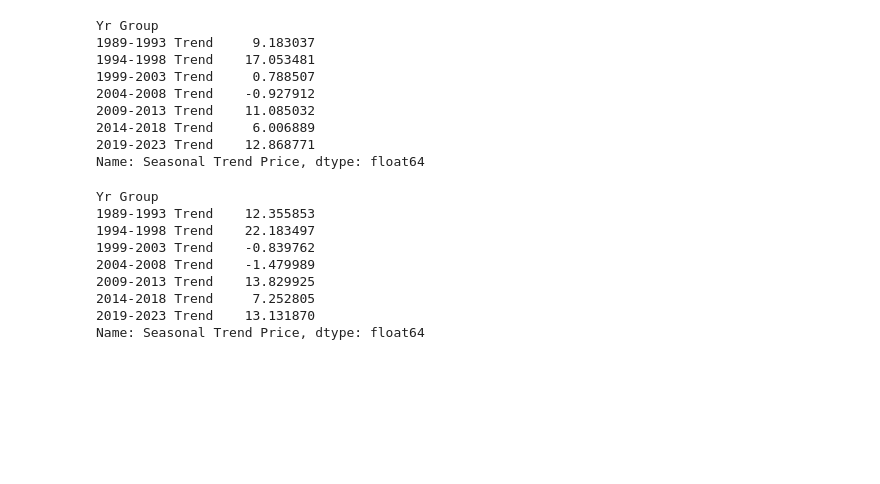
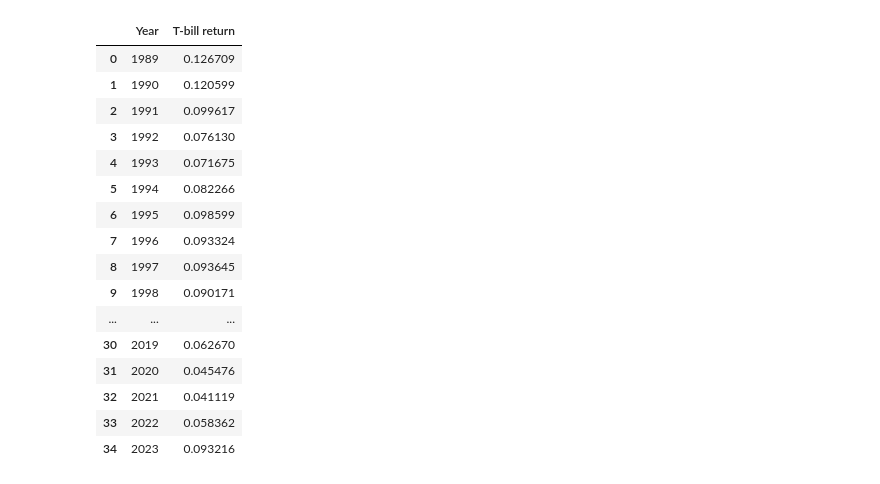
Before and after one commit to raywang202/technical-trading, a Jupyter notebook: Data Extract.ipynb, the cells around one changed output. Drawn from its saved outputs; the diff is of its cells as text; code cells hidden in the pictures; blank space fills up the shorter version.

```diff
--- a/Data Extract.ipynb
+++ b/Data Extract.ipynb
@@ -191,25 +260,0 @@ TypeError: select() got an unexpected keyword argument 'conditions'
-# %%
-(spx[spx['Month Day']=='12-31'].groupby('Yr Group')['Seasonal Trend Price'].mean()-
-spx[spx['Month Day']=='04-01'].groupby('Yr Group')['Seasonal Trend Price'].mean())+
-# %% [output]
-Yr Group
-1989-1993 Trend     9.183037
-1994-1998 Trend    17.053481
-1999-2003 Trend     0.788507
-2004-2008 Trend    -0.927912
-2009-2013 Trend    11.085032
-2014-2018 Trend     6.006889
-2019-2023 Trend    12.868771
-Name: Seasonal Trend Price, dtype: float64
-# %%
-spx[spx['Month Day']=='12-31'].groupby('Yr Group')['Seasonal Trend Price'].mean()-100
-# %% [output]
-Yr Group
-1989-1993 Trend    12.355853
-1994-1998 Trend    22.183497
-1999-2003 Trend    -0.839762
-2004-2008 Trend    -1.479989
-2009-2013 Trend    13.829925
-2014-2018 Trend     7.252805
-2019-2023 Trend    13.131870
-Name: Seasonal Trend Price, dtype: float64
@@ -215,0 +359,20 @@ Name: Seasonal Trend Price, dtype: float64
+# %%
+tbill_strategy
+# %% [output]
+|  | Year | T-bill return |
+| 0 | 1989 | 0.126709 |
+| 1 | 1990 | 0.120599 |
+| 2 | 1991 | 0.099617 |
+| 3 | 1992 | 0.076130 |
+| 4 | 1993 | 0.071675 |
+| 5 | 1994 | 0.082266 |
+| 6 | 1995 | 0.098599 |
+| 7 | 1996 | 0.093324 |
+| 8 | 1997 | 0.093645 |
+| 9 | 1998 | 0.090171 |
+| ... | ... | ... |
+| 30 | 2019 | 0.062670 |
+| 31 | 2020 | 0.045476 |
+| 32 | 2021 | 0.041119 |
+| 33 | 2022 | 0.058362 |
+| 34 | 2023 | 0.093216 |
```
Also changed, not shown: parts of 18 cells of this notebook, 2 other files.
